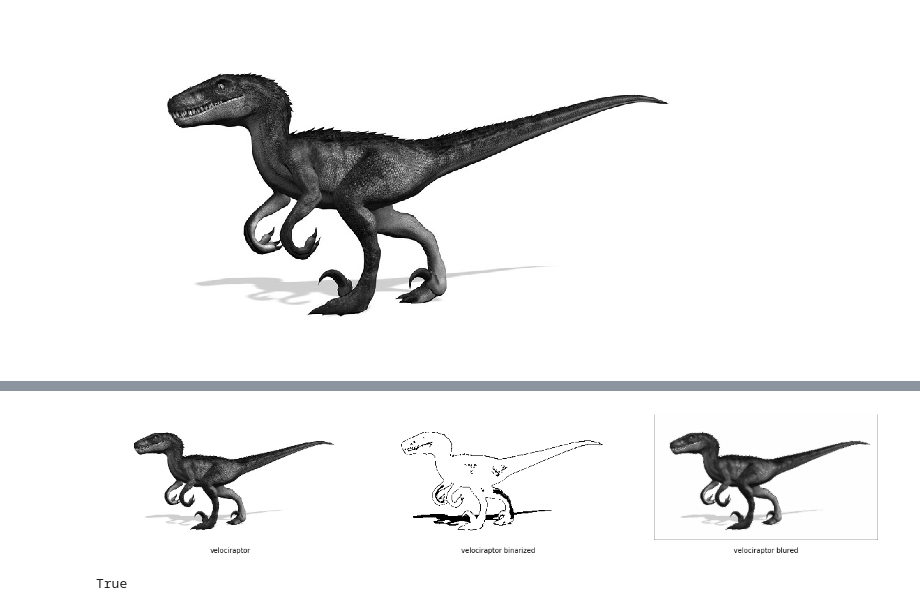
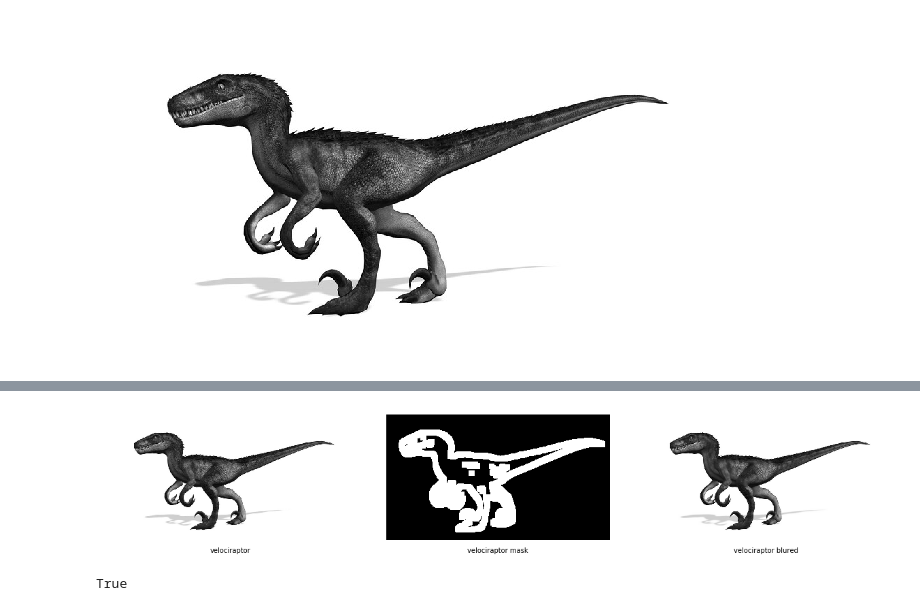
Before and after one commit to vinihcampos/digiproc, a Jupyter notebook: Exercise#2/Exercise2.ipynb, the cells around one changed output, grey strips where cells are left out. Saved outputs shown, nothing was run; the diff lists cells and outputs as text; code cells hidden in the pictures.

```diff
--- a/Exercise#2/Exercise2.ipynb
+++ b/Exercise#2/Exercise2.ipynb
@@ -207,9 +191,30 @@ def threshold(img, limit, min_color, max_color):
     copy[range_min] = min_color;
     return copy
 
-binary = threshold(velociraptor_sobelxy, 50, 0, 255)
+binary = threshold(velociraptor_sobelxy, 150, 0, 255)
 plt.figure(figsize=(10, 10))
 plt.imshow(binary, cmap='gray')
 plt.axis('off')
 plt.show()
+
+def mask_generation(img, limit, margin):
+    h,w = img.shape
+    mask = np.zeros((h,w), dtype='uint')
+
+    for row in range(h):
+        for col in range(w):
+            if img[row,col] <= limit:
+                min_row = max(0,   row-margin)
+                max_row = min(h-1, row+margin)
+                min_col = max(0,   col-margin)
+                max_col = min(w-1, col+margin)
+                mask[min_row:max_row,min_col:max_col] = 255
+
+    return mask
+
+mask = mask_generation(velociraptor_sobelxy, 150, 10)
+plt.figure(figsize=(10, 10))
+plt.imshow(mask, cmap='gray')
+plt.axis('off')
+plt.show()
 # %% [output]
@@ -217,47 +223,41 @@ plt.show()
 # %%
+@jit
 def selective_smooth(img, binary, blur_min, blur_max):
     kernel_min = (1 / (blur_min * blur_min)) * np.ones((blur_min,blur_min), dtype=float)
     kernel_max = (1 / (blur_max * blur_max)) * np.ones((blur_max,blur_max), dtype=float)
 
     copy = img.copy()
     h,w = copy.shape[0:2]
 
     for i in range(h):
         for j in range(w):
-            if binary[i,j] == 0:
-                if len(copy.shape) > 2:
-                    for k in range(copy.shape[2]):
-                        copy[i,j,k] = local_conv(img[:,:,k], kernel_min, i, j)
-                else:
-                    copy[i,j] = local_conv(img, kernel_min, i, j)
+            if binary[i,j] == 255:
+                copy[i,j] = local_conv(img, kernel_min, i, j)
             else:
-                if len(copy.shape) > 2:
-                    for k in range(copy.shape[2]):
-                        copy[i,j,k] = local_conv(img[:,:,k], kernel_max, i, j)
-                else:
-                    copy[i,j] = local_conv(img, kernel_max, i, j)
+                copy[i,j] = local_conv(img, kernel_max, i, j)
     return copy
 
-velociraptor_blured = selective_smooth(velociraptor, binary, 1, 5)
+velociraptor_blured = selective_smooth(velociraptor, mask, 1, 3)
 
 plt.figure(figsize=(20,10))
 ax1 = plt.subplot(131)
 ax1.imshow(velociraptor, cmap='gray')
 ax2 = plt.subplot(132)
-ax2.imshow(binary, cmap='gray')
+ax2.imshow(mask, cmap='gray')
 ax3 = plt.subplot(133)
 ax3.imshow(velociraptor_blured, cmap='gray')
 
 ax1.axis('off')
 ax2.axis('off')
 ax3.axis('off')
 
 ax1.text(0.5,-0.1, "velociraptor", ha="center", transform=ax1.transAxes)
-ax2.text(0.5,-0.1, "velociraptor binarized", ha="center", transform=ax2.transAxes)
+ax2.text(0.5,-0.1, "velociraptor mask", ha="center", transform=ax2.transAxes)
 ax3.text(0.5,-0.1, "velociraptor blured", ha="center", transform=ax3.transAxes)
 
 plt.show()
+cv2.imwrite('images/velociraptor_gray.jpg', velociraptor)
 cv2.imwrite('images/velociraptor_blured.jpg', velociraptor_blured)
 # %% [output]
-[figure, old version]
+[figure, new version]
 True
```
Also changed, not shown: parts of 9 cells of this notebook, 17 other files.
